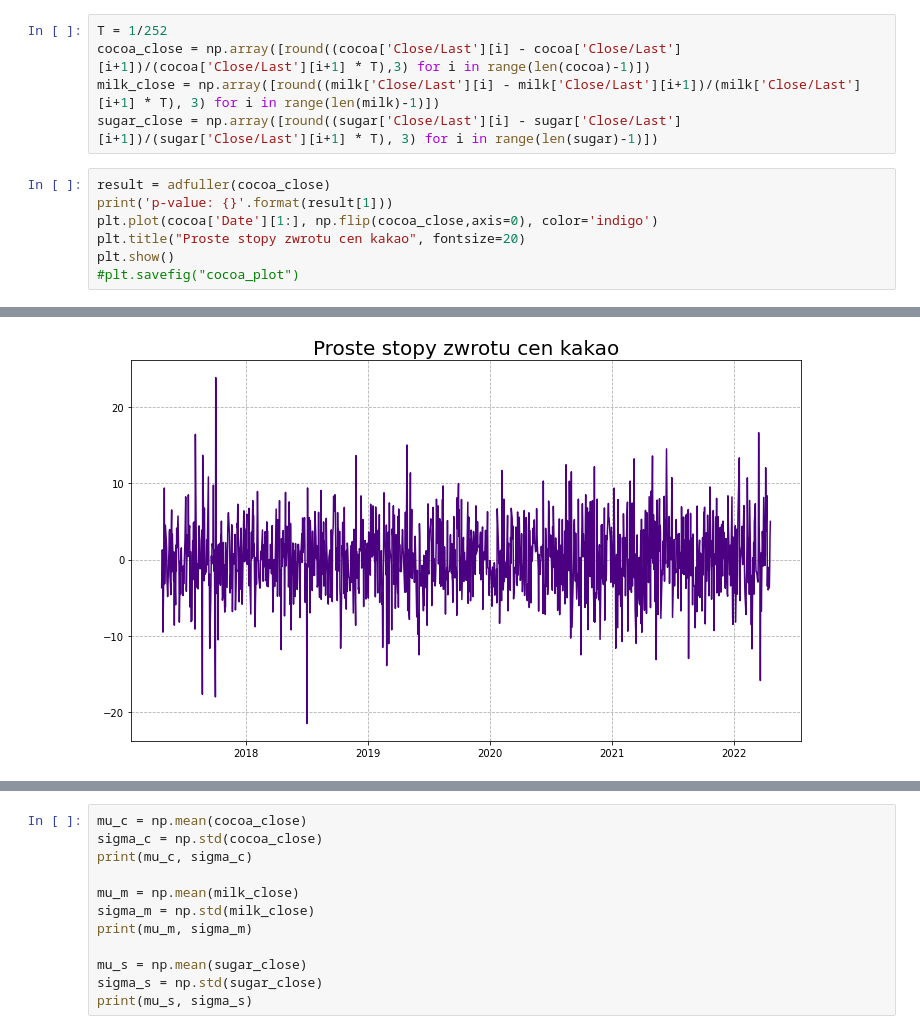
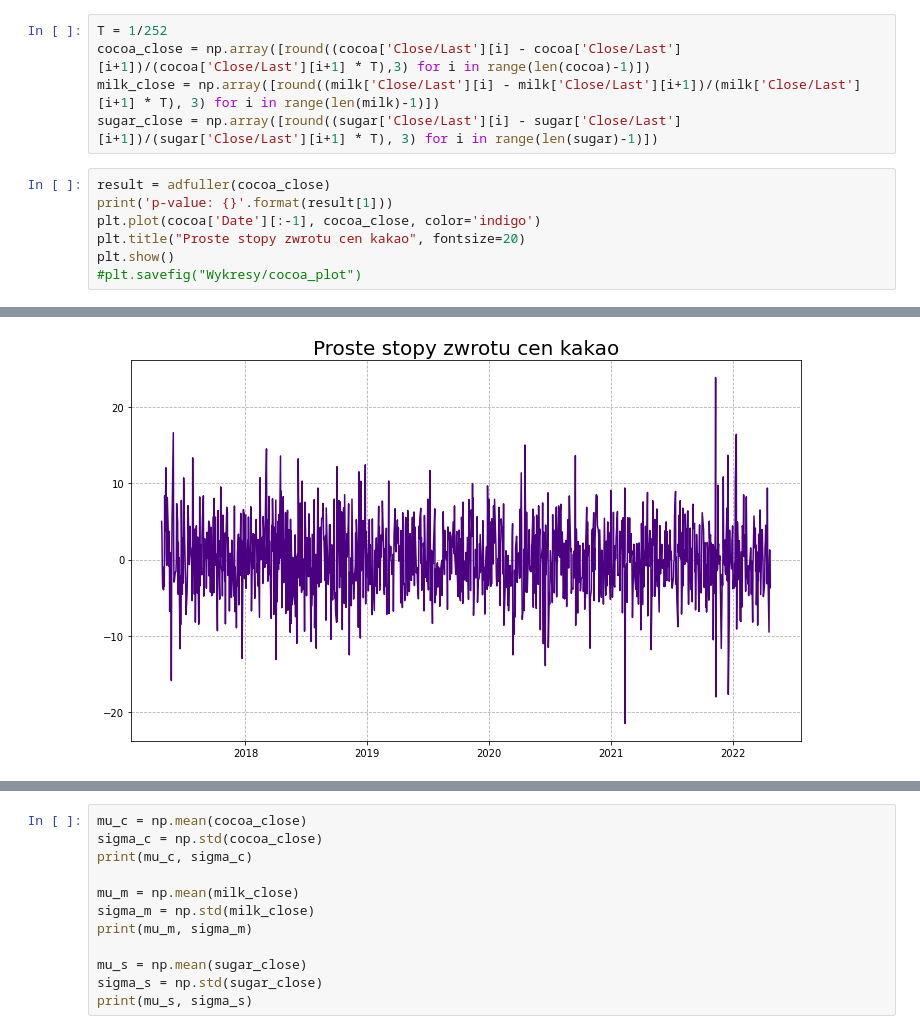
Before and after one commit to KatarzynaTurbanska/enterprise_risk_management, a Jupyter notebook: Prezentacja 2/miary_ryzyka.ipynb, the cells around one changed output, grey strips where cells are left out. Drawn from its saved outputs; the diff is of its cells as text.

Commit message:
poprawione wykresy

```diff
--- a/Prezentacja 2/miary_ryzyka.ipynb
+++ b/Prezentacja 2/miary_ryzyka.ipynb
@@ -76,8 +76,8 @@ sugar_close = np.array([round((sugar['Close/Last'][i] - sugar['Close/Last'][i+1]
 # %%
 result = adfuller(cocoa_close)
 print('p-value: {}'.format(result[1]))
-plt.plot(cocoa['Date'][1:], np.flip(cocoa_close,axis=0), color='indigo')
+plt.plot(cocoa['Date'][:-1], cocoa_close, color='indigo')
 plt.title("Proste stopy zwrotu cen kakao", fontsize=20)
 plt.show()
-#plt.savefig("cocoa_plot")
+#plt.savefig("Wykresy/cocoa_plot")
 # %% [output]
@@ -85,4 +85,4 @@ p-value: 4.524950502080415e-26
-[figure, old version]
+[figure, new version]
 # %%
 result = adfuller(milk_close)
 print('p-value: {}'.format(result[1]))
```
Also changed, not shown: parts of 9 cells of this notebook, 5 other files.
